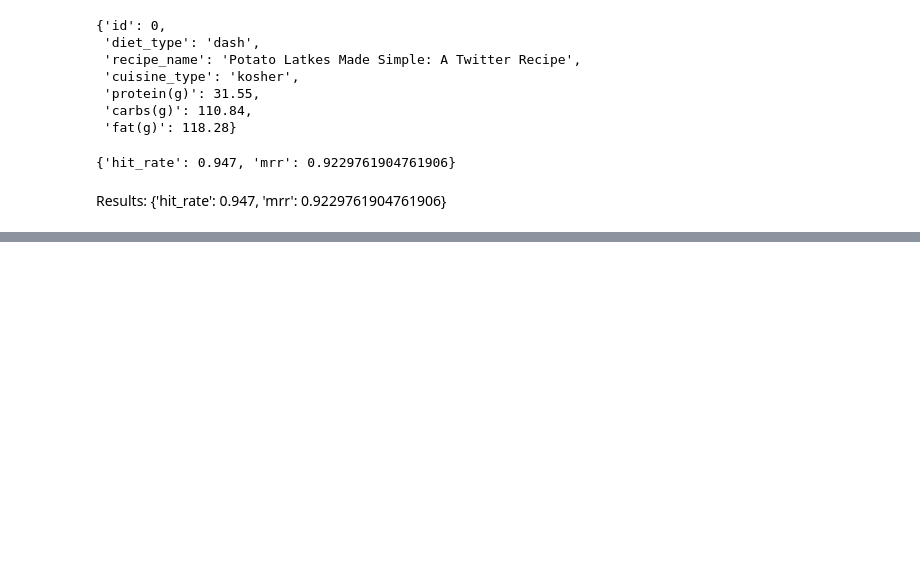
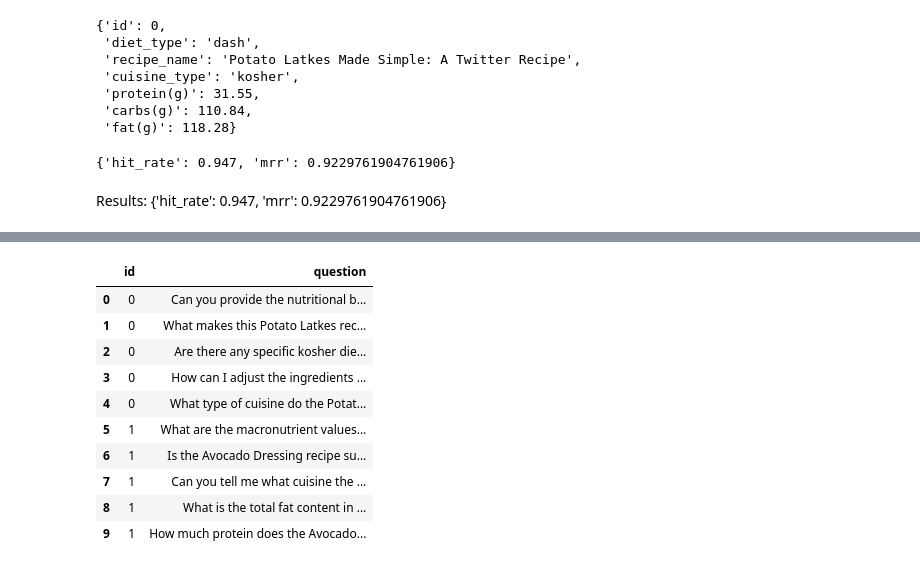
Before and after one commit to liminm/meal-mentor, a Jupyter notebook: notebooks/retrieval_evaluation_minsearch.ipynb, the cells around one changed output, grey strips where cells are left out. Drawn from its saved outputs; the diff is of its cells as text; code cells hidden in the pictures; blank space fills up the shorter version.

```diff
--- a/notebooks/retrieval_evaluation_minsearch.ipynb
+++ b/notebooks/retrieval_evaluation_minsearch.ipynb
@@ -177,0 +180,4 @@ Results: {'hit_rate': 0.947, 'mrr': 0.9229761904761906}
+# %%
+df_question = pd.read_csv('../data/ground-truth-retrieval_4o_mini.csv')
+ground_truth = df_question.to_dict(orient='records')
+documents = ingest_data(file_path='../data/data.csv')
@@ -177,0 +198,16 @@ Results: {'hit_rate': 0.947, 'mrr': 0.9229761904761906}
+# %%
+df_validation = df_question[:10]
+df_test = df_question[10:]
+df_validation
+# %% [output]
+|  | id | question |
+| 0 | 0 | Can you provide the nutritional b... |
+| 1 | 0 | What makes this Potato Latkes rec... |
+| 2 | 0 | Are there any specific kosher die... |
+| 3 | 0 | How can I adjust the ingredients ... |
+| 4 | 0 | What type of cuisine do the Potat... |
+| 5 | 1 | What are the macronutrient values... |
+| 6 | 1 | Is the Avocado Dressing recipe su... |
+| 7 | 1 | Can you tell me what cuisine the ... |
+| 8 | 1 | What is the total fat content in ... |
+| 9 | 1 | How much protein does the Avocado... |
```
Also changed, not shown: parts of 13 cells of this notebook, 1 other file.
